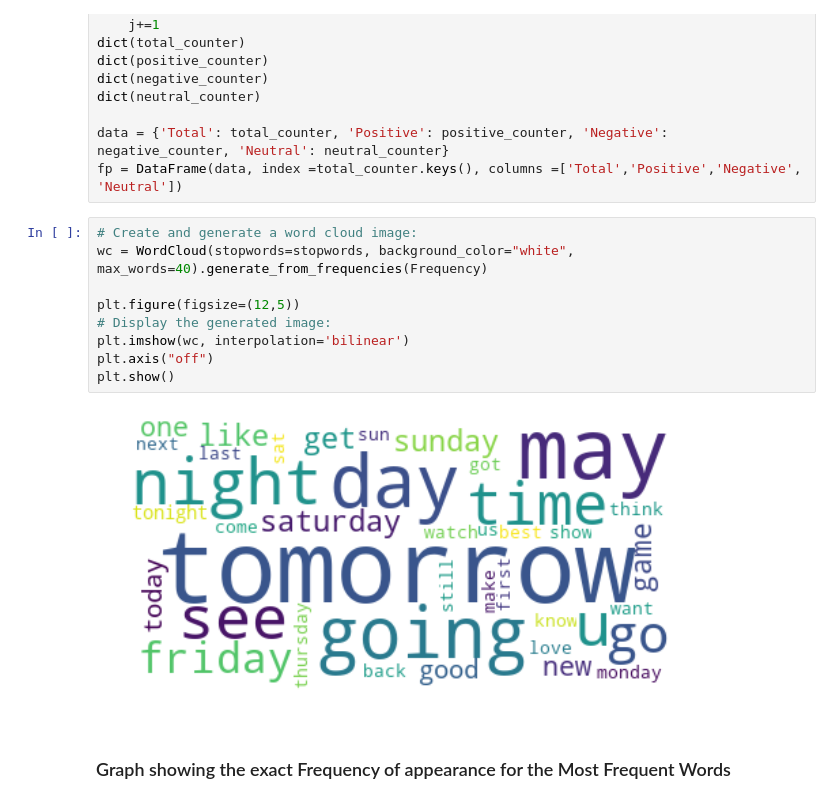
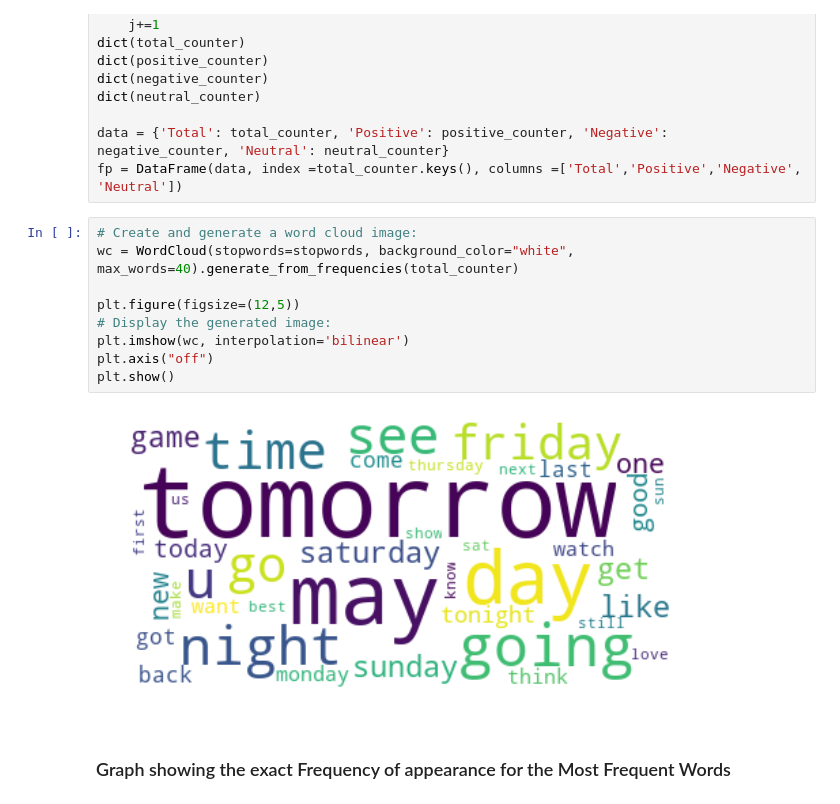
Before and after one commit to Fanarosss/Sentiment-Analysis-on-Tweets, a Jupyter notebook: Project1.ipynb, the cells around one changed output. Saved outputs shown, nothing was run; the diff lists cells and outputs as text.

```diff
--- a/Project1.ipynb
+++ b/Project1.ipynb
@@ -111,15 +112,15 @@ data = {'Total': total_counter, 'Positive': positive_counter, 'Negative': negati
 fp = DataFrame(data, index =total_counter.keys(), columns =['Total','Positive','Negative', 'Neutral'])
 # %%
 # Create and generate a word cloud image:
-wc = WordCloud(stopwords=stopwords, background_color="white", max_words=40).generate_from_frequencies(Frequency)
+wc = WordCloud(stopwords=stopwords, background_color="white", max_words=40).generate_from_frequencies(total_counter)
 
 plt.figure(figsize=(12,5))
 # Display the generated image:
 plt.imshow(wc, interpolation='bilinear')
 plt.axis("off")
 plt.show()
 # %% [output]
-[figure, old version]
+[figure, new version]
 # %% [markdown]
 <h3>Graph showing the exact Frequency of appearance for the Most Frequent Words</h3>
 # %%
```
Also changed, not shown: parts of 24 cells of this notebook.
